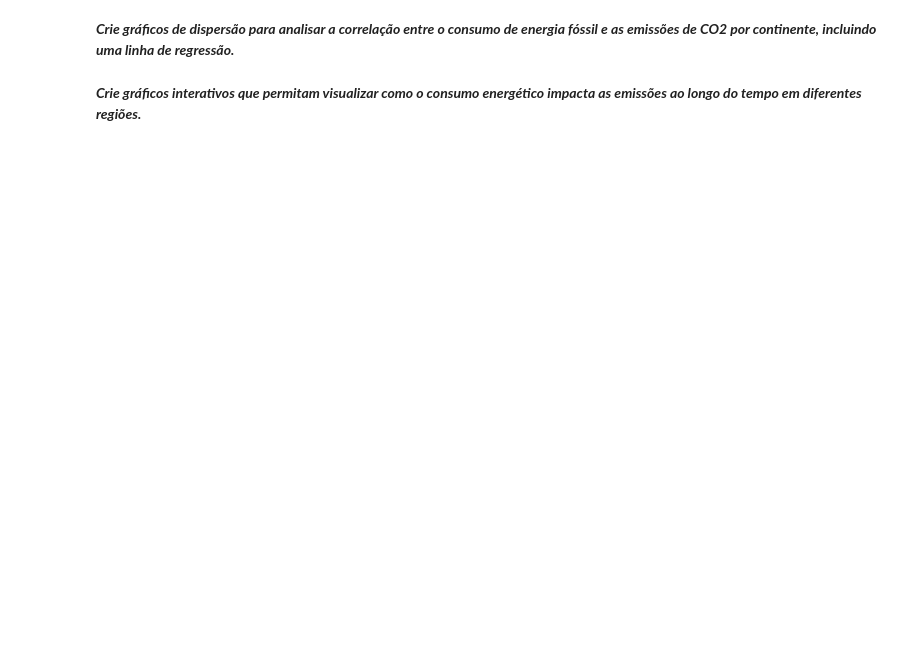
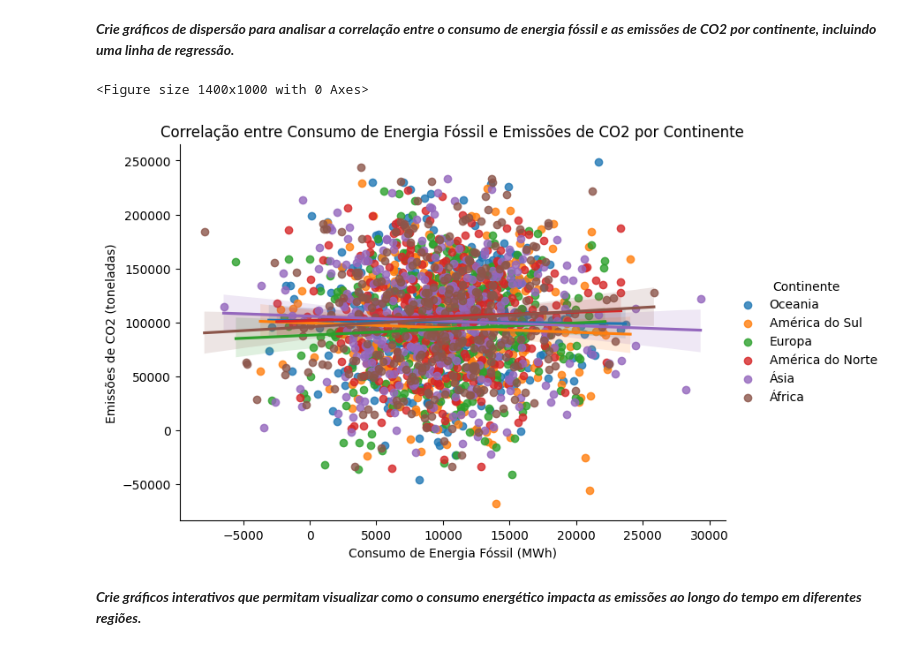
Before and after one commit to PedroHormann/gc-python-2024, a Jupyter notebook: aula08/exercicio20/exercicio20.ipynb, the cells around one changed output. Saved outputs shown, nothing was run; the diff lists cells and outputs as text; code cells hidden in the pictures; blank space fills up the shorter version.

```diff
--- a/aula08/exercicio20/exercicio20.ipynb
+++ b/aula08/exercicio20/exercicio20.ipynb
@@ -16,4 +79,17 @@ Faça um join entre os dados de consumo de energia e emissões de CO2 por país/
 # %% [markdown]
 ***Crie gráficos de dispersão para analisar a correlação entre o consumo de energia fóssil e as emissões de CO2 por continente, incluindo uma linha de regressão.***
+# %%
+plt.figure(figsize=(14, 10))
+
+sns.lmplot(data=df, x='Consumo_Energia_Fóssil (MWh)', y='Emissões_CO2 (toneladas)', hue='Continente', markers='o', aspect=1.5)
+
+plt.title('Correlação entre Consumo de Energia Fóssil e Emissões de CO2 por Continente')
+plt.xlabel('Consumo de Energia Fóssil (MWh)')
+plt.ylabel('Emissões de CO2 (toneladas)')
+
+plt.show()
+# %% [output]
+<Figure size 1400x1000 with 0 Axes>
+[figure, added]
 # %% [markdown]
 ***Crie gráficos interativos que permitam visualizar como o consumo energético impacta as emissões ao longo do tempo em diferentes regiões.***
```
Also changed, not shown: parts of 8 cells of this notebook, 8 other files.
